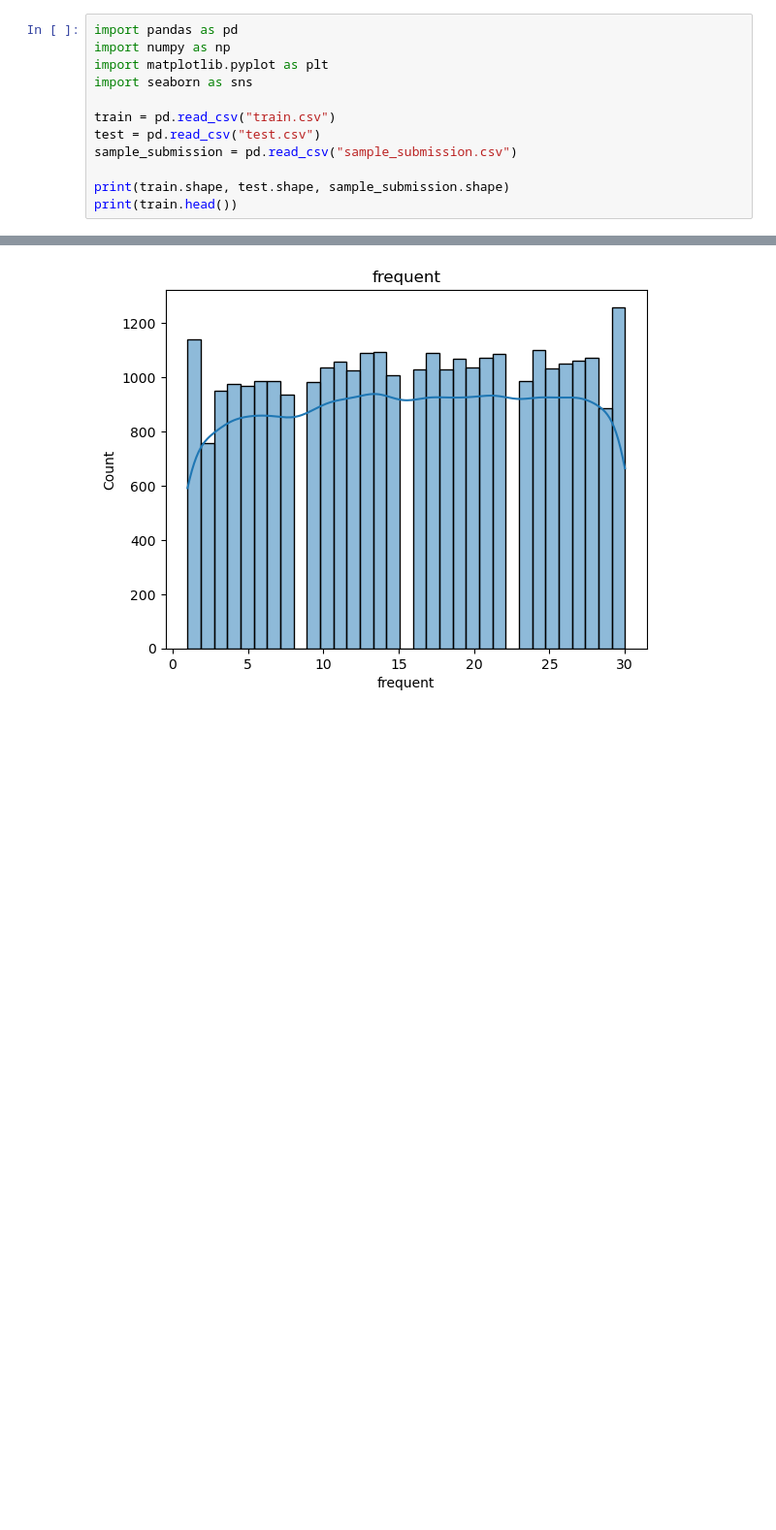
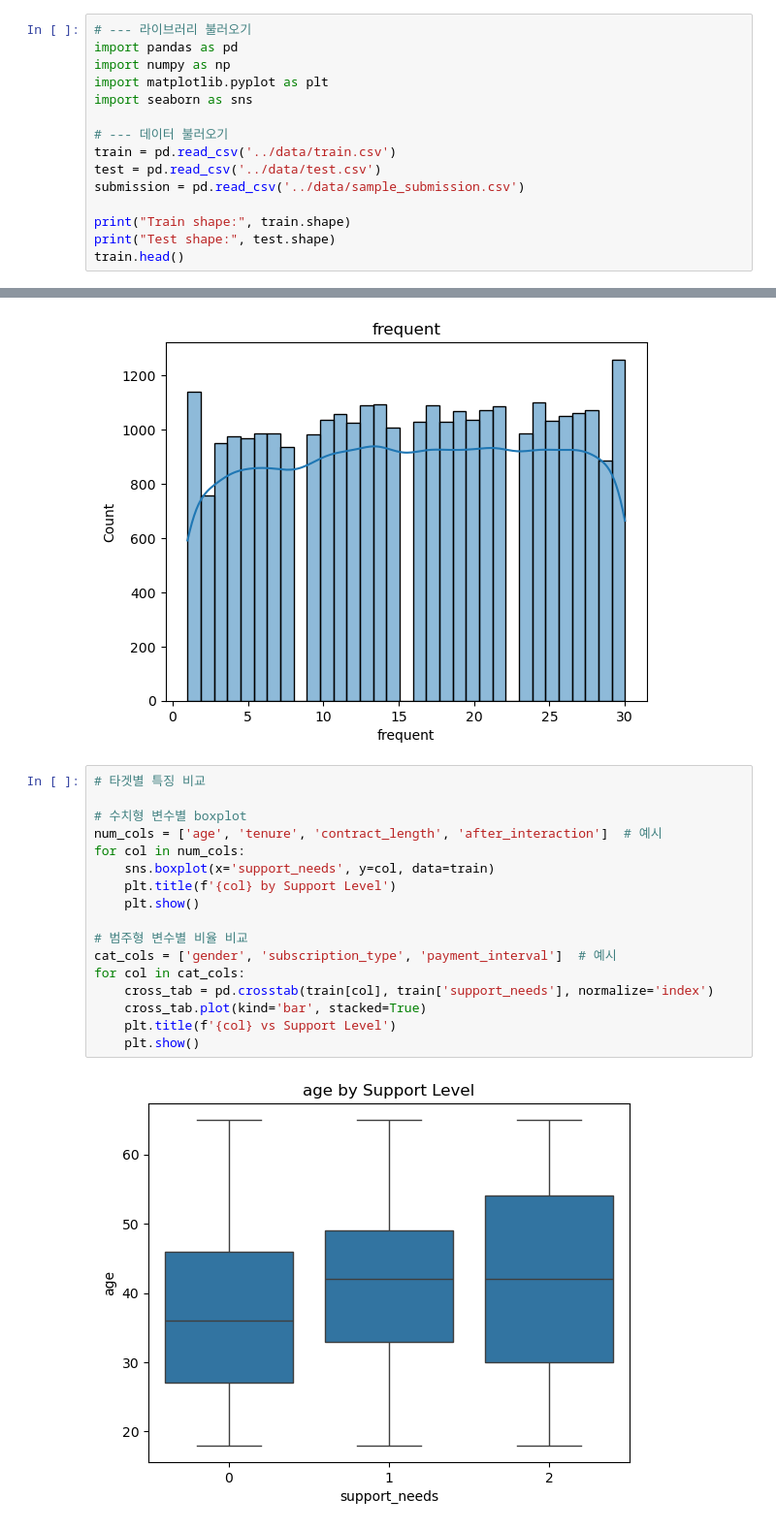
Before and after one commit to Yeoeun-Lim/dacon-customer-support-classification, a Jupyter notebook: notebooks/EDA.ipynb, the cells around one changed output, grey strips where cells are left out. Shown: that part at 97% size. Saved outputs shown, nothing was run; the diff lists cells and outputs as text; blank space fills up the shorter version.

```diff
--- a/notebooks/EDA.ipynb
+++ b/notebooks/EDA.ipynb
@@ -1,13 +1,16 @@
 # %%
+# --- 라이브러리 불러오기
 import pandas as pd
 import numpy as np
 import matplotlib.pyplot as plt
 import seaborn as sns
 
-train = pd.read_csv("train.csv")
-test = pd.read_csv("test.csv")
-sample_submission = pd.read_csv("sample_submission.csv")
+# --- 데이터 불러오기
+train = pd.read_csv('../data/train.csv')
+test = pd.read_csv('../data/test.csv')
+submission = pd.read_csv('../data/sample_submission.csv')
 
-print(train.shape, test.shape, sample_submission.shape)
-print(train.head())
+print("Train shape:", train.shape)
+print("Test shape:", test.shape)
+train.head()
 # %% [output]
@@ -76,3 +73,22 @@ for col in num_cols[:3]:  # 상위 3개만 예시
 [figure]
 [figure]
 [figure]
+# %%
+# 타겟별 특징 비교
+
+# 수치형 변수별 boxplot
+num_cols = ['age', 'tenure', 'contract_length', 'after_interaction']  # 예시
+for col in num_cols:
+    sns.boxplot(x='support_needs', y=col, data=train)
+    plt.title(f'{col} by Support Level')
+    plt.show()
+
+# 범주형 변수별 비율 비교
+cat_cols = ['gender', 'subscription_type', 'payment_interval']  # 예시
+for col in cat_cols:
+    cross_tab = pd.crosstab(train[col], train['support_needs'], normalize='index')
+    cross_tab.plot(kind='bar', stacked=True)
+    plt.title(f'{col} vs Support Level')
+    plt.show()
+# %% [output]
+[figure, added]
```
Also changed, not shown: parts of 5 cells of this notebook.
